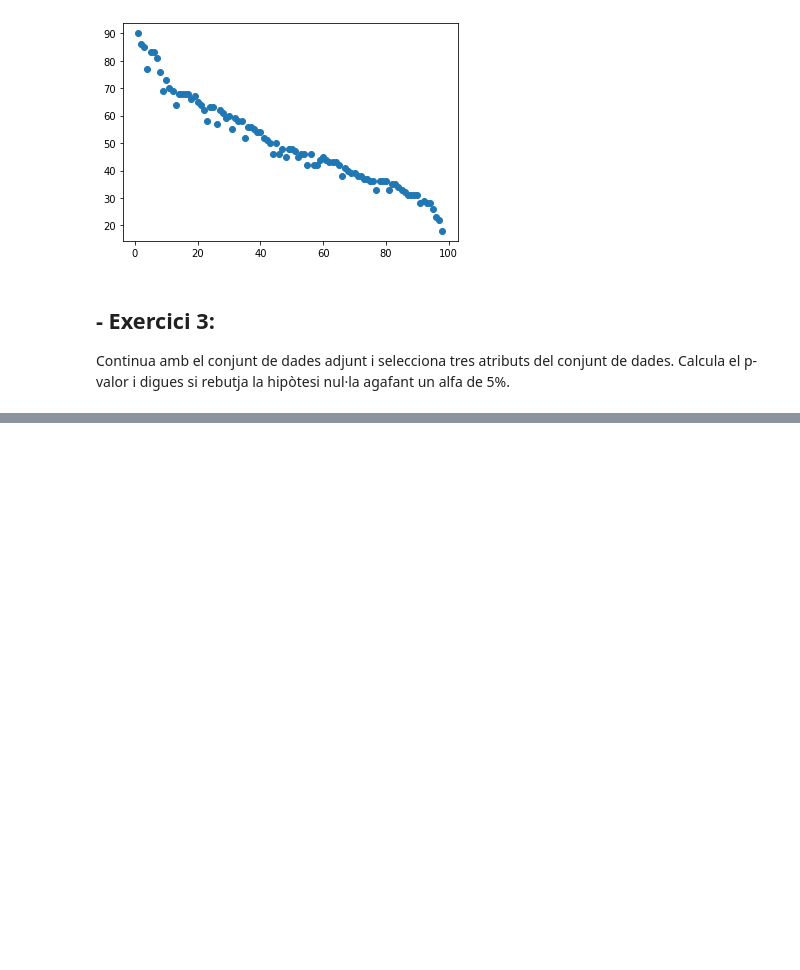
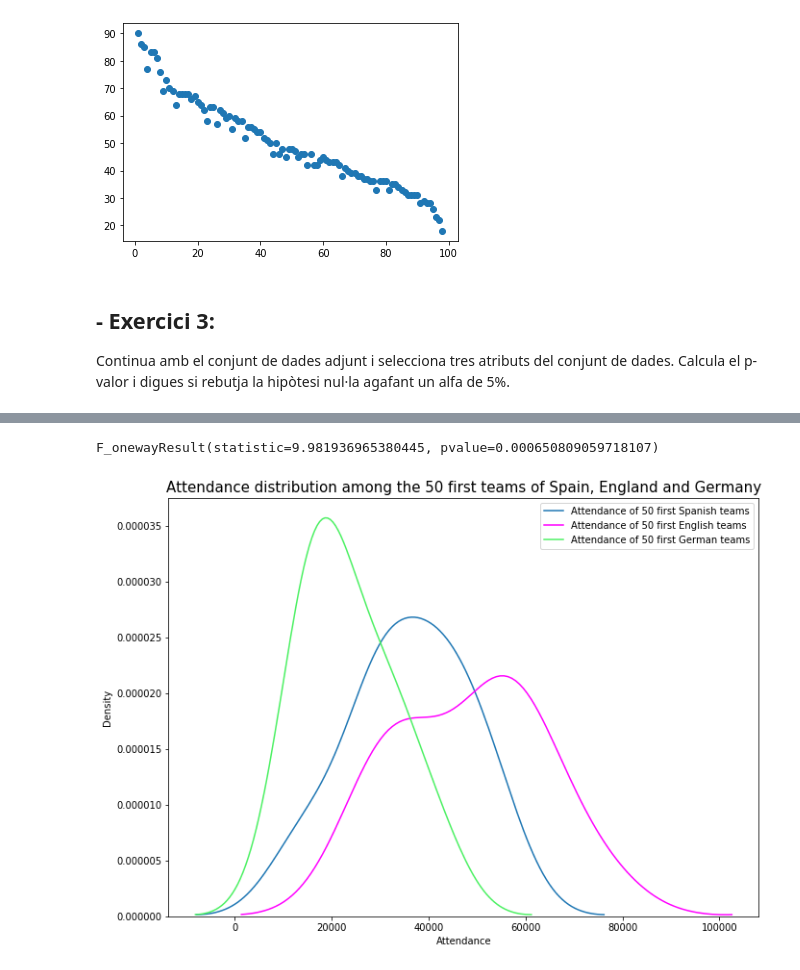
Before and after one commit to David-DataScience/hipotesis_testing, a Jupyter notebook: M5_T01.ipynb, the cells around one changed output, grey strips where cells are left out. Drawn from its saved outputs; the diff is of its cells as text; code cells hidden in the pictures; blank space fills up the shorter version.

```diff
--- a/M5_T01.ipynb
+++ b/M5_T01.ipynb
@@ -157,0 +108,7 @@ The p-value is: 0.8893527737080401
+# %%
+# creem un dataframe per a cada pais d'entre els 50 primers posicionats al ranking
+df_rk = df[df['Rk'] < 50]
+
+data_esp = df_rk[df_rk['Country'] == 'ESP']
+data_eng = df_rk[df_rk['Country'] == 'ENG']
+data_ger = df_rk[df_rk['Country'] == 'GER']
@@ -157,0 +161,5 @@ The p-value is: 0.8893527737080401
+# %%
+# realitzem el test ANOVA unidireccional
+f_oneway (data_eng['Attendance'], data_ger['Attendance'], data_esp['Attendance'])
+# %% [output]
+F_onewayResult(statistic=9.981936965380445, pvalue=0.000650809059718107)
@@ -157,0 +168,12 @@ The p-value is: 0.8893527737080401
+# %%
+plt.figure(figsize= (11,8))
+
+sns.kdeplot(data_esp['Attendance'],  label= 'Attendance of 50 first Spanish teams')
+sns.kdeplot(data_eng['Attendance'], label= 'Attendance of 50 first English teams', color= 'magenta')
+sns.kdeplot(data_ger['Attendance'], label= 'Attendance of 50 first German teams', color='#4cf163')
+plt.title('Attendance distribution among the 50 first teams of Spain, England and Germany', fontsize = 15)
+plt.xlabel('Attendance')
+plt.ylabel('Density')
+plt.show()
+# %% [output]
+[figure, added]
```
Also changed, not shown: parts of 26 cells of this notebook.
